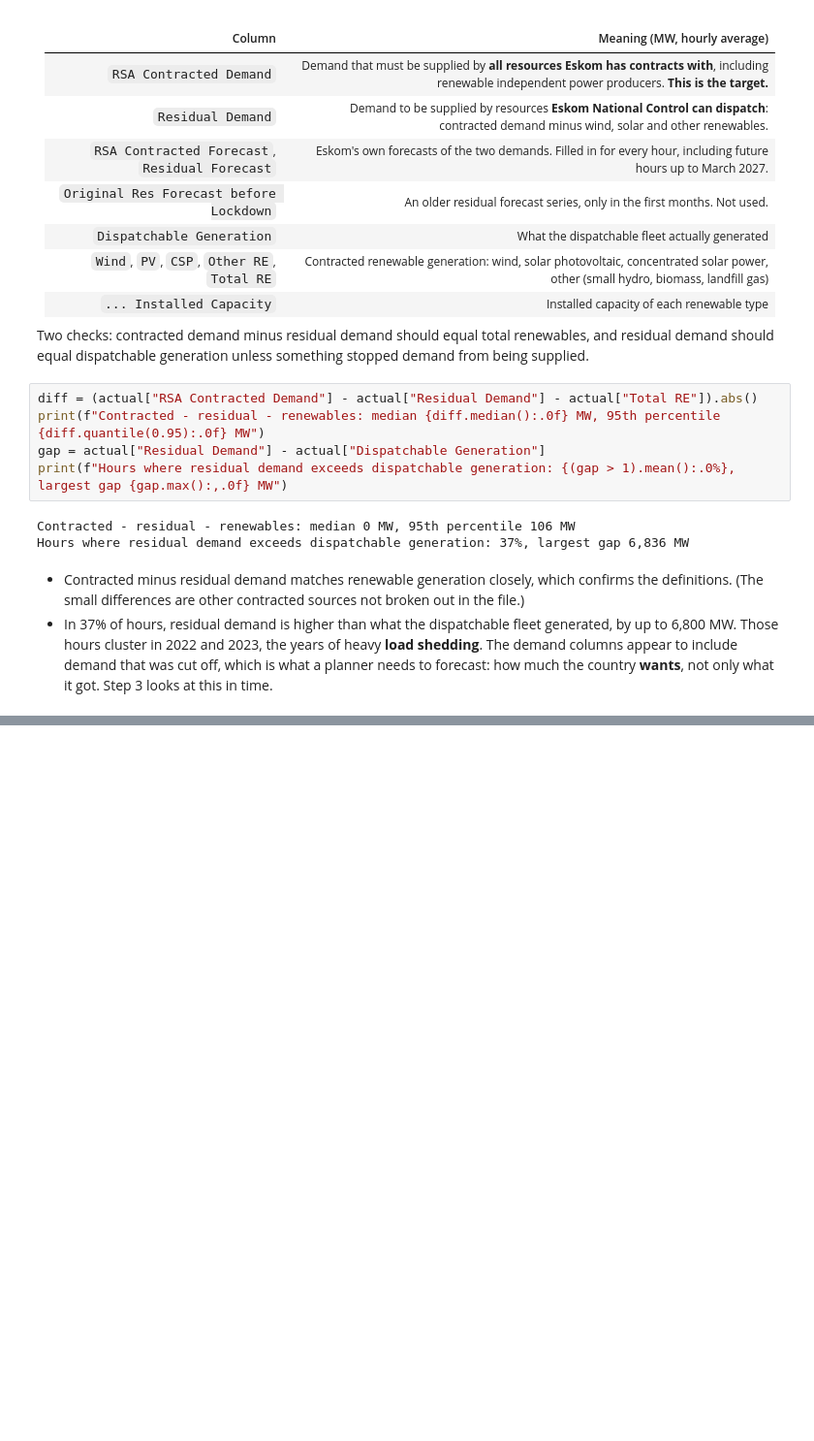
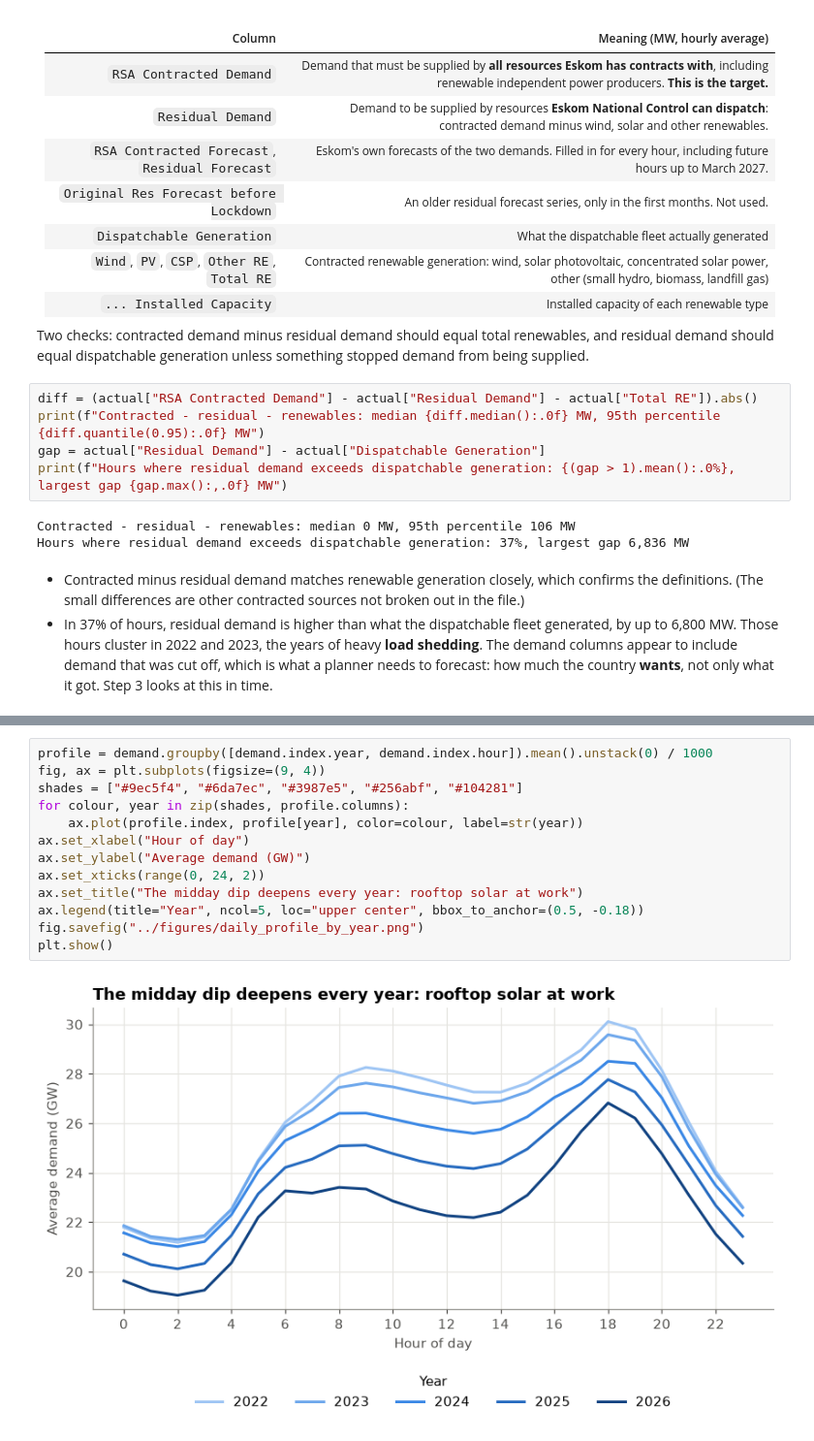
Before and after one commit to vusumuzinkosi/eskom-demand-forecasting, a Jupyter notebook: notebooks/01_explore.ipynb, the cells around one changed output, grey strips where cells are left out. Shown at 97% size. Saved outputs shown, nothing was run; the diff lists cells and outputs as text; blank space fills up the shorter version.

Commit message:
Explore trend, cycles, solar and load-shedding effects

```diff
--- a/notebooks/01_explore.ipynb
+++ b/notebooks/01_explore.ipynb
@@ -118,0 +191,15 @@ Hours where residual demand exceeds dispatchable generation: 37%, largest gap 6,
+# %%
+profile = demand.groupby([demand.index.year, demand.index.hour]).mean().unstack(0) / 1000
+fig, ax = plt.subplots(figsize=(9, 4))
+shades = ["#9ec5f4", "#6da7ec", "#3987e5", "#256abf", "#104281"]
+for colour, year in zip(shades, profile.columns):
+    ax.plot(profile.index, profile[year], color=colour, label=str(year))
+ax.set_xlabel("Hour of day")
+ax.set_ylabel("Average demand (GW)")
+ax.set_xticks(range(0, 24, 2))
+ax.set_title("The midday dip deepens every year: rooftop solar at work")
+ax.legend(title="Year", ncol=5, loc="upper center", bbox_to_anchor=(0.5, -0.18))
+fig.savefig("../figures/daily_profile_by_year.png")
+plt.show()
+# %% [output]
+[figure, added]
```
Also changed, not shown: parts of 17 cells of this notebook, 5 other files.
